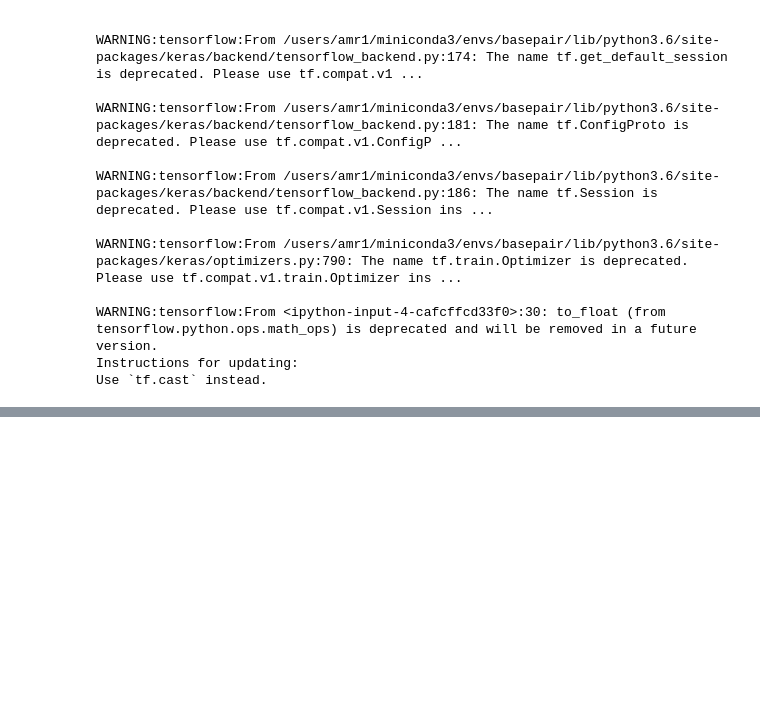
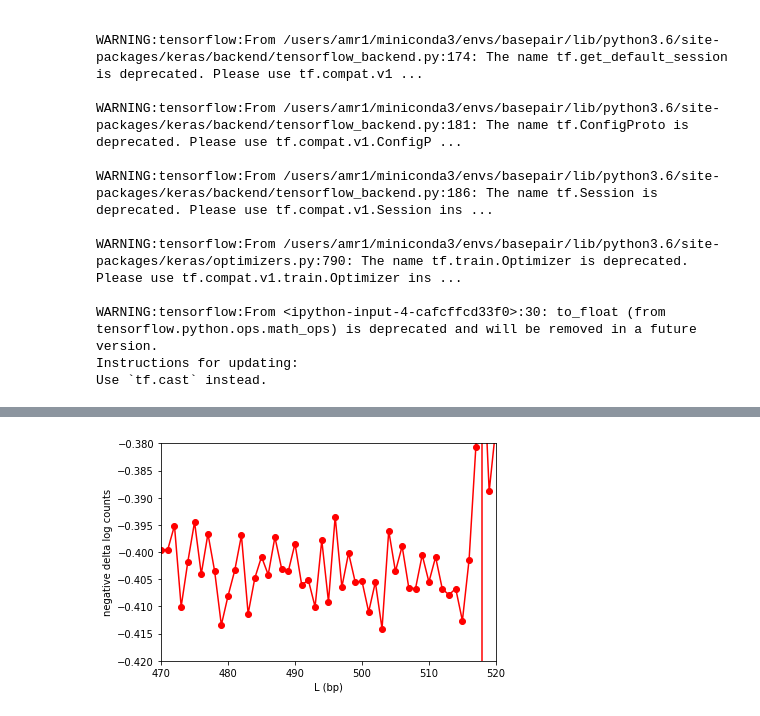
Before and after one commit to kundajelab/pho4, a Jupyter notebook: nucleosomes_widom601.ipynb, the cells around one changed output, grey strips where cells are left out. Cells and saved outputs as stored; diff of their text form; code cells hidden in the pictures; blank space fills up the shorter version.

```diff
--- a/nucleosomes_widom601.ipynb
+++ b/nucleosomes_widom601.ipynb
@@ -156,3 +160,18 @@ plt.show()
+# %%
+smallFont = {'size' : 10}
+plt.rc('font', **smallFont)
+fig, ax = plt.subplots()
+ax.plot(intervals, yvals, marker="o", c="red")
+plt.axvline(loc, color='blue')
+plt.axvline(loc-147, color='red')
+plt.axvline(loc+len('AGAACATCATGTTCT')+147, color='green')
+plt.xlim((470,520))
+plt.ylim((-0.42,-0.38))
+plt.xlabel("L (bp)")
+plt.ylabel("negative delta log counts")
+plt.show()
+# %% [output]
+[figure, added]
 # %%
 smallFont = {'size' : 10}
 plt.rc('font', **smallFont)
```
Also changed, not shown: parts of 11 cells of this notebook.
